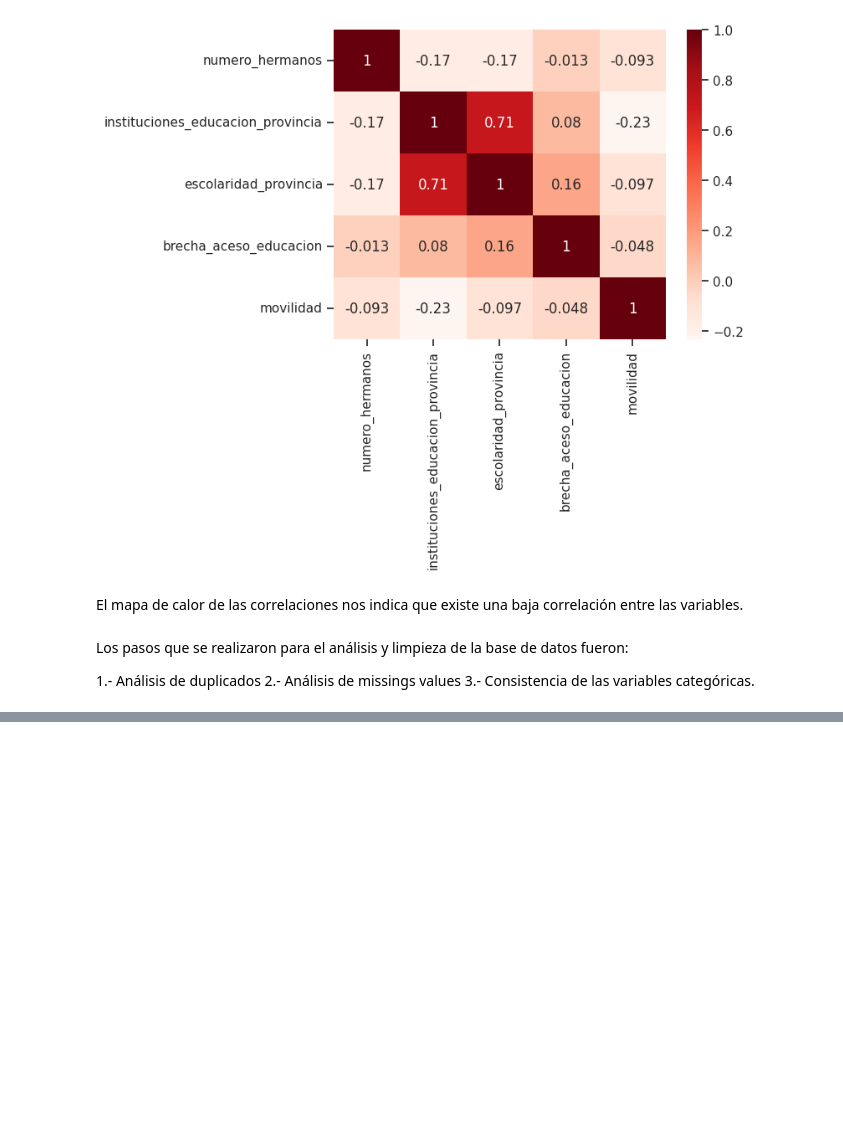
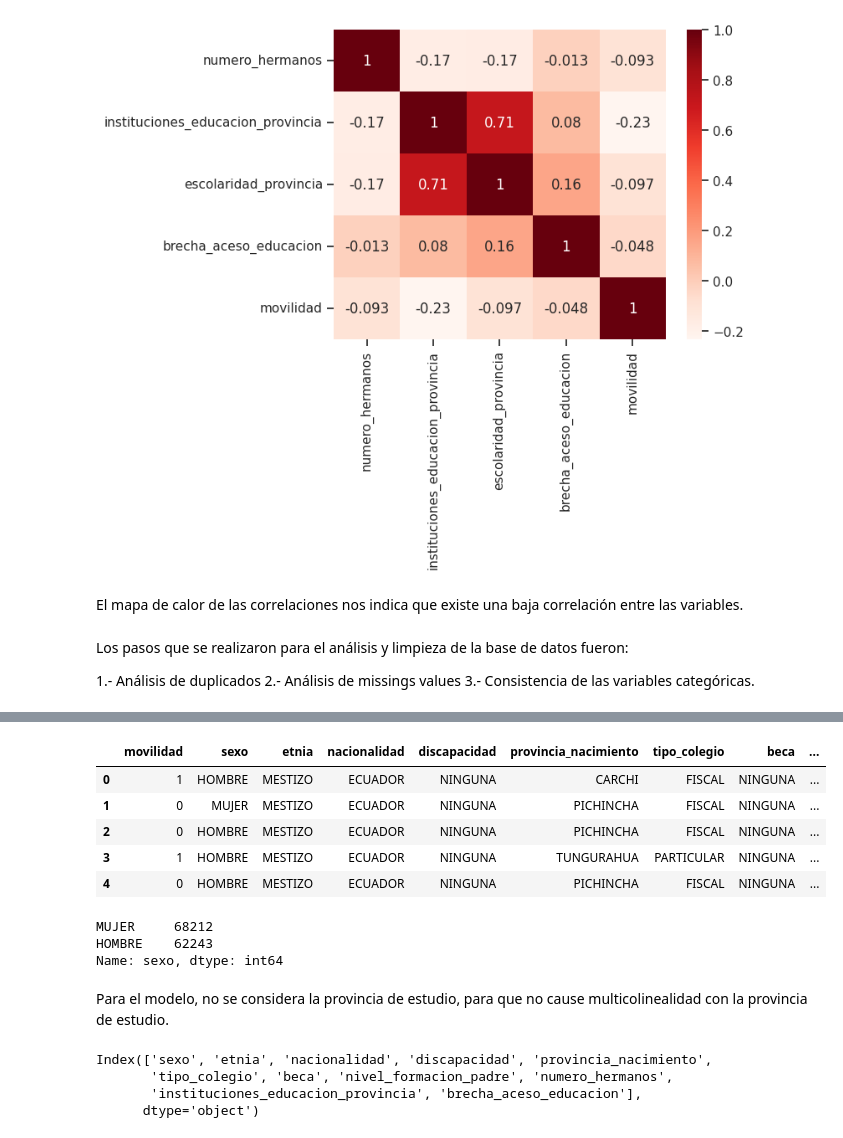
Before and after one commit to David6230/Modelo-de-clasificaci-n-de-movilidad-estudiantil, a Jupyter notebook: Proyecto_2.ipynb, the cells around one changed output, grey strips where cells are left out. Drawn from its saved outputs; the diff is of its cells as text; code cells hidden in the pictures; blank space fills up the shorter version.

```diff
--- a/Proyecto_2.ipynb
+++ b/Proyecto_2.ipynb
@@ -512,0 +563,18 @@ Los pasos que se realizaron para el análisis y limpieza de la base de datos fue
+# %%
+df = df.reindex(columns=["movilidad",'sexo', 'etnia', 'nacionalidad', 'discapacidad',"provincia_nacimiento","tipo_colegio","beca","nivel_formacion_padre","numero_hermanos","instituciones_educacion_provincia","brecha_aceso_educacion"])
+df.head()
+# %% [output]
+|  | movilidad | sexo | etnia | nacionalidad | discapacidad | provincia_nacimiento | tipo_colegio | beca | ... |
+| 0 | 1 | HOMBRE | MESTIZO | ECUADOR | NINGUNA | CARCHI | FISCAL | NINGUNA | ... |
+| 1 | 0 | MUJER | MESTIZO | ECUADOR | NINGUNA | PICHINCHA | FISCAL | NINGUNA | ... |
+| 2 | 0 | HOMBRE | MESTIZO | ECUADOR | NINGUNA | PICHINCHA | FISCAL | NINGUNA | ... |
+| 3 | 1 | HOMBRE | MESTIZO | ECUADOR | NINGUNA | TUNGURAHUA | PARTICULAR | NINGUNA | ... |
+| 4 | 0 | HOMBRE | MESTIZO | ECUADOR | NINGUNA | PICHINCHA | FISCAL | NINGUNA | ... |
+# %%
+df["sexo"].value_counts()
+# %% [output]
+MUJER     68212
+HOMBRE    62243
+Name: sexo, dtype: int64
+# %% [markdown]
+Para el modelo, no se considera la provincia de estudio, para que no cause multicolinealidad con la provincia de estudio.
@@ -512,0 +586,7 @@ Los pasos que se realizaron para el análisis y limpieza de la base de datos fue
+# %%
+X_train.columns
+# %% [output]
+Index(['sexo', 'etnia', 'nacionalidad', 'discapacidad', 'provincia_nacimiento',
+       'tipo_colegio', 'beca', 'nivel_formacion_padre', 'numero_hermanos',
+       'instituciones_educacion_provincia', 'brecha_aceso_educacion'],
+      dtype='object')
```
Also changed, not shown: parts of 39 cells of this notebook.
